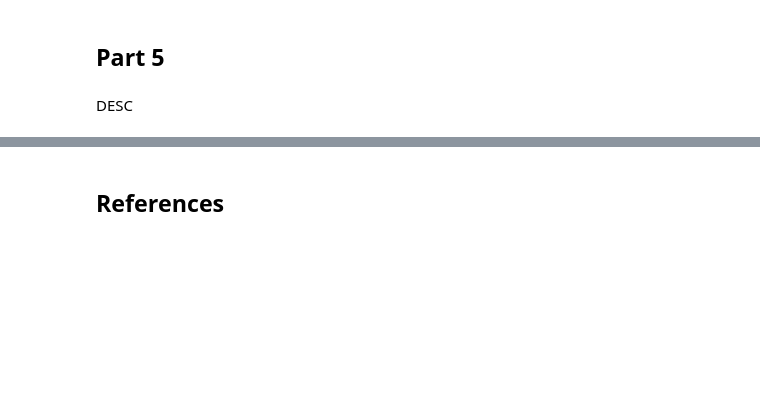
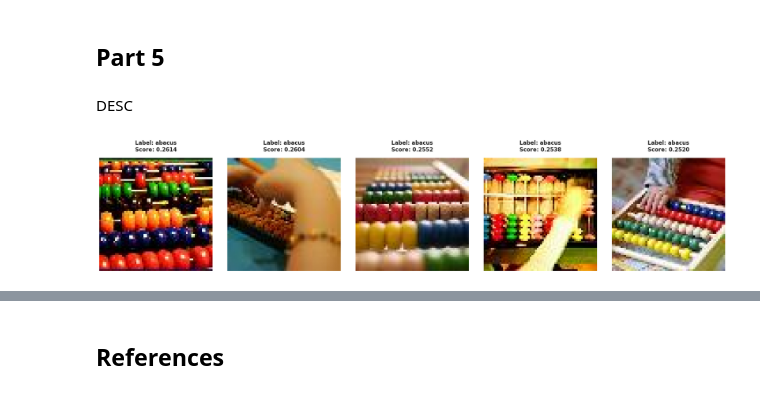
Before and after one commit to OskarK16/YOLO_assignment, a Jupyter notebook: Assignment3.ipynb, the cells around one changed output, grey strips where cells are left out. Drawn from its saved outputs; the diff is of its cells as text; code cells hidden in the pictures; blank space fills up the shorter version.

```diff
--- a/Assignment3.ipynb
+++ b/Assignment3.ipynb
@@ -173,7 +177,7 @@ In this section we will load the base model and preprocessor that we will be usi
 
 For more details check [Learning Transferable Visual Models From Natural Language Supervision](https://arxiv.org/pdf/2103.00020) paper.
 # %%
-ARCHITECTURE = "openai/clip-vit-large-patch14"
+ARCHITECTURE = "laion/CLIP-ViT-H-14-laion2B-s32B-b79K"
 
 model = CLIPModel.from_pretrained(ARCHITECTURE).to(device)
 processor = CLIPProcessor.from_pretrained(ARCHITECTURE)
@@ -359,0 +467,42 @@ DESC
+# %%
+def visualise_search(dataset, topk_scores, topk_indices, query_txt = None, query_img = None):
+    k = len(topk_indices)
+
+    num_cols = k + 1 if query_img is not None else k
+
+    fig, axes = plt.subplots(nrows = 1, ncols = num_cols, figsize = (20, 4))
+    plt.subplots_adjust(wspace = .4)
+
+    offset = 0
+
+    if query_img is not None:
+        axes[0].imshow(query_img.permute(1, 2, 0).cpu())
+        axes[0].set_title(f"Query: {query_txt}", fontweight = "bold", pad = 15)
+        axes[0].axis("off")
+        offset = 1
+
+    if query_txt is not None:
+        axes[0].set_title(f"Query: {query_txt}", fontweight = "bold", pad = 15)
+
+    for i in range(k):
+        idx = topk_indices[i]
+        score = topk_scores[i]
+
+        image, label = dataset[idx]
+
+        label_name = dataset.idx_to_words[label][0].strip()
+        wrapped_label = "\n".join(textwrap.wrap(label_name, width = 25))
+
+        axes[i + offset].imshow(image.permute(1, 2, 0).cpu())
+        axes[i + offset].set_title(f"Label: {wrapped_label}\nScore: {score:.4f}", fontweight = "bold", pad = 15)
+        axes[i + offset].axis("off")
+
+    plt.tight_layout()
+    plt.show()
+# %%
+text_query = "Mathematics"
+scores, indices = text_image(text_query, model, processor, device, embeddings_tensor)
+
+visualise_search(dataset, scores, indices, query_txt = text_query)
+# %% [output]
+[figure, added]
```
Also changed, not shown: parts of 22 cells of this notebook.
